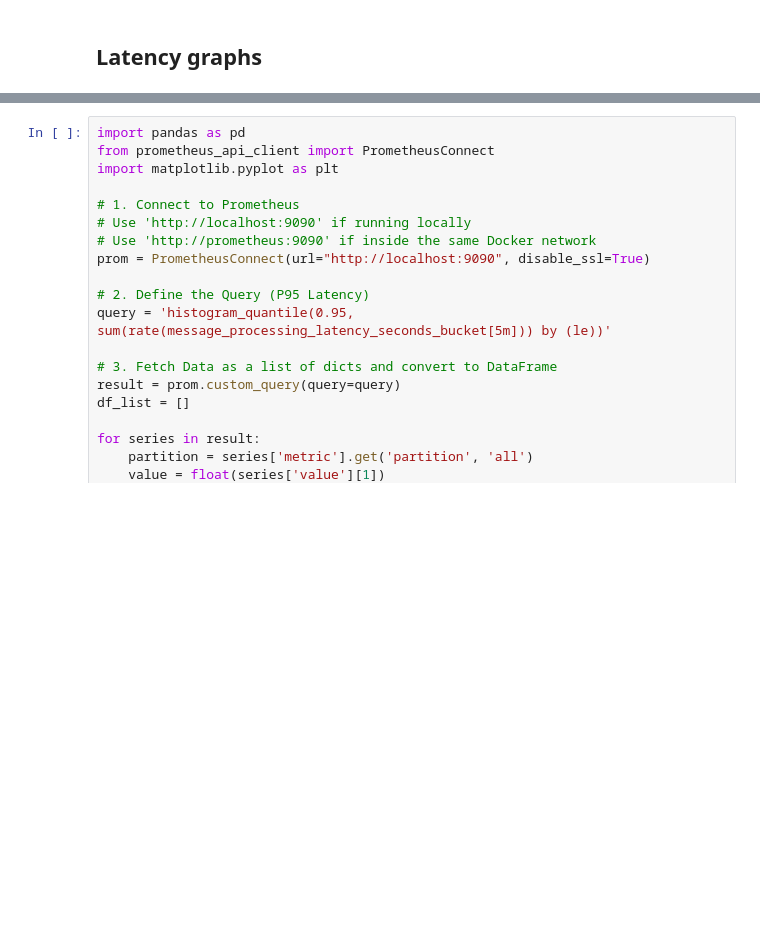
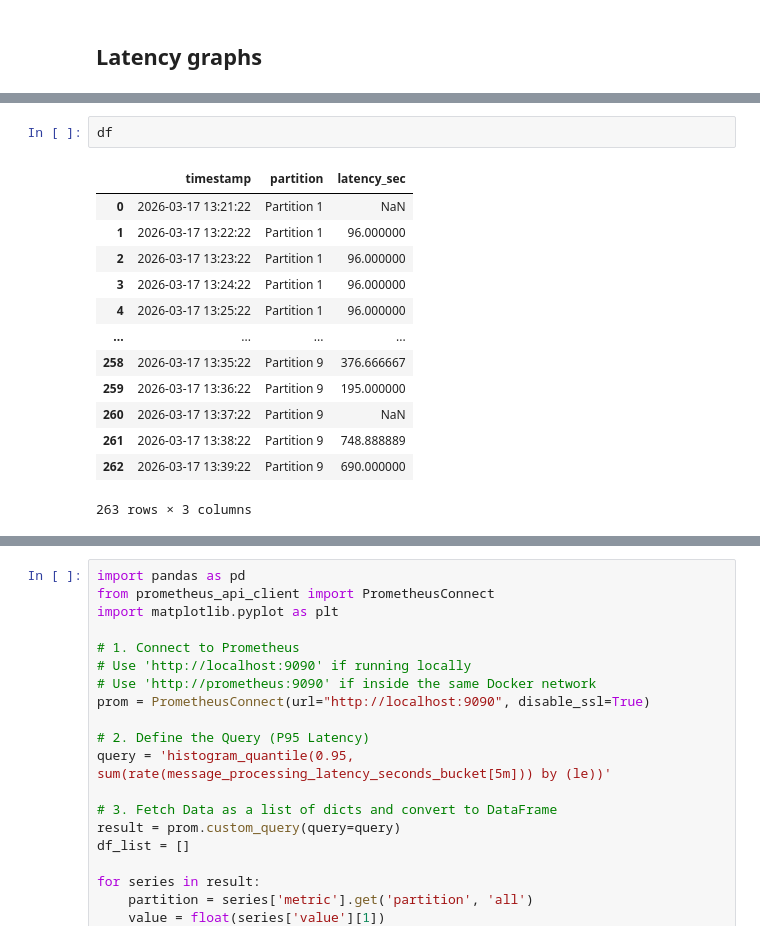
Before and after one commit to roymadpis/kafka_exrecise2, a Jupyter notebook: promethus_notebook.ipynb, the cells around one changed output, grey strips where cells are left out. Cells and saved outputs as stored; diff of their text form; blank space fills up the shorter version.

```diff
--- a/promethus_notebook.ipynb
+++ b/promethus_notebook.ipynb
@@ -211,3 +354,19 @@ display(summary_df.style.format(format_values, subset=summary_df.columns.drop('M
+# %%
+df
+# %% [output]
+|  | timestamp | partition | latency_sec |
+| 0 | 2026-03-17 13:21:22 | Partition 1 | NaN |
+| 1 | 2026-03-17 13:22:22 | Partition 1 | 96.000000 |
+| 2 | 2026-03-17 13:23:22 | Partition 1 | 96.000000 |
+| 3 | 2026-03-17 13:24:22 | Partition 1 | 96.000000 |
+| 4 | 2026-03-17 13:25:22 | Partition 1 | 96.000000 |
+| ... | ... | ... | ... |
+| 258 | 2026-03-17 13:35:22 | Partition 9 | 376.666667 |
+| 259 | 2026-03-17 13:36:22 | Partition 9 | 195.000000 |
+| 260 | 2026-03-17 13:37:22 | Partition 9 | NaN |
+| 261 | 2026-03-17 13:38:22 | Partition 9 | 748.888889 |
+| 262 | 2026-03-17 13:39:22 | Partition 9 | 690.000000 |
+263 rows × 3 columns
 # %%
 import plotly.express as px
 from datetime import datetime, timedelta
```
Also changed, not shown: parts of 3 cells of this notebook.
